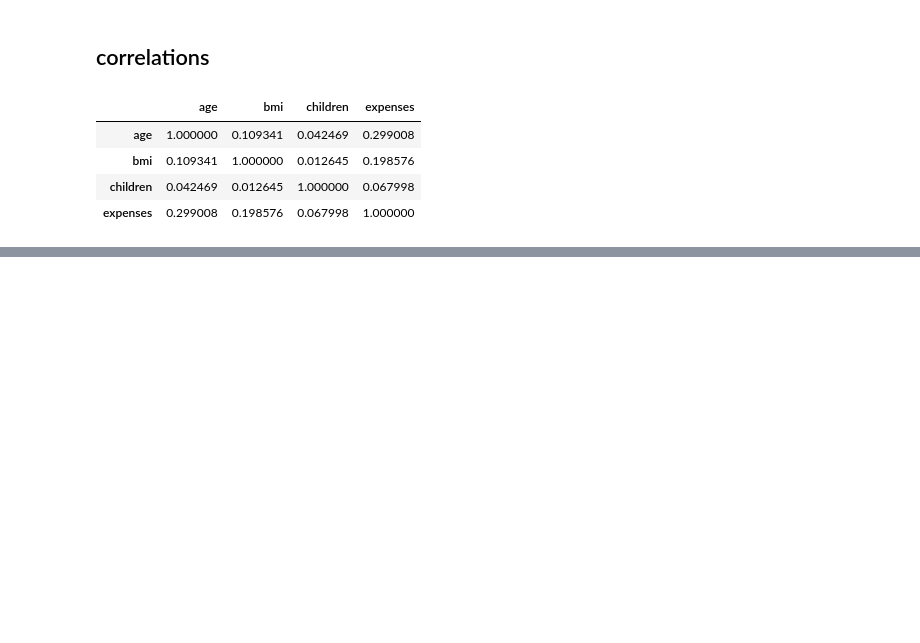
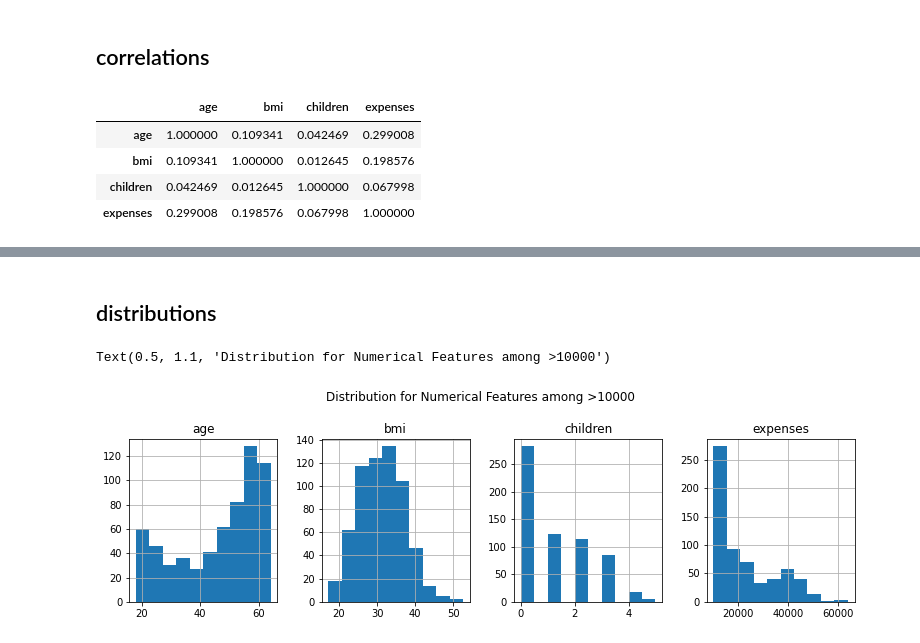
Before and after one commit to cc6580/RDS_insurance_bias, a Jupyter notebook: codes/1_1_EDA.ipynb, the cells around one changed output, grey strips where cells are left out. Saved outputs shown, nothing was run; the diff lists cells and outputs as text; code cells hidden in the pictures; blank space fills up the shorter version.

```diff
--- a/codes/1_1_EDA.ipynb
+++ b/codes/1_1_EDA.ipynb
@@ -136,0 +158,2 @@ sns.heatmap(df_corr, annot = True)
+# %%
+df["exp_bin"] = np.where(df["expenses"] > 10000 , 1, 0)
@@ -136,0 +176,16 @@ sns.heatmap(df_corr, annot = True)
+# %% [markdown]
+## distributions
+# %%
+df_high = df[df['exp_bin'] == 1]
+df_low = df[df['exp_bin'] == 0]
+# %%
+fig,axe = plt.subplots(1,4,figsize=[13,3])
+df_high.hist(column=['age'], ax=axe[0])
+df_high.hist(column=['bmi'], ax=axe[1])
+df_high.hist(column=['children'], ax=axe[2])
+df_high.hist(column=['expenses'], ax=axe[3])
+fig.suptitle('Distribution for Numerical Features among >10000',y=1.1)
+# fig.subplots_adjust(hspace=.5)
+# %% [output]
+Text(0.5, 1.1, 'Distribution for Numerical Features among >10000')
+[figure, added]
```
Also changed, not shown: parts of 19 cells of this notebook, 1 other file.
